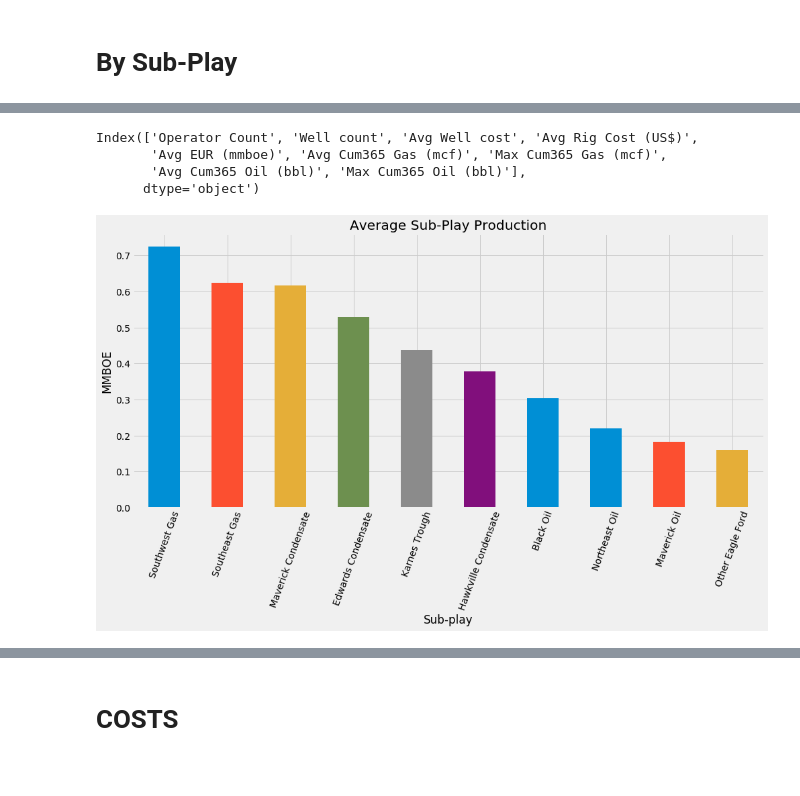
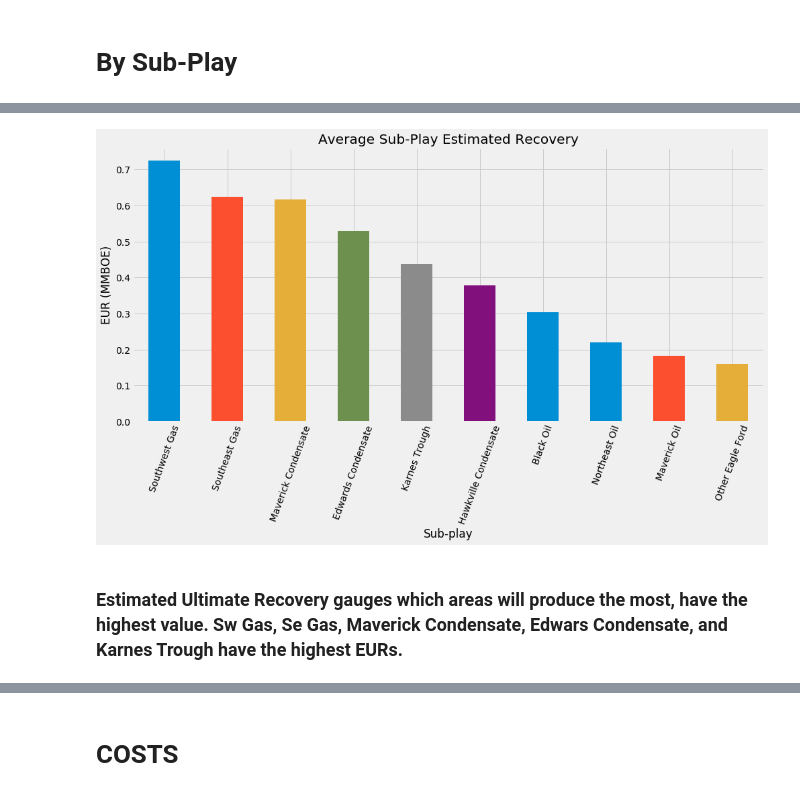
Before and after one commit to DaryaRudych/EagleFord-Oil-Project, a Jupyter notebook: Master.ipynb, the cells around one changed output, grey strips where cells are left out. Saved outputs shown, nothing was run; the diff lists cells and outputs as text; code cells hidden in the pictures.

```diff
--- a/Master.ipynb
+++ b/Master.ipynb
@@ -165,9 +266,0 @@ summary_1.columns = summary_1.columns.droplevel()
-# %%
-#Merging two dataframs into one to get an overview of Eagle Ford Play by Sub-play:
-summary_final  = pd.merge(summary, summary_1, left_index=True, right_index=True)
-summary_final.columns
-# %% [output]
-Index(['Operator Count', 'Well count', 'Avg Well cost', 'Avg Rig Cost (US$)',
-       'Avg EUR (mmboe)', 'Avg Cum365 Gas (mcf)', 'Max Cum365 Gas (mcf)',
-       'Avg Cum365 Oil (bbl)', 'Max Cum365 Oil (bbl)'],
-      dtype='object')
@@ -174,14 +270,32 @@ Index(['Operator Count', 'Well count', 'Avg Well cost', 'Avg Rig Cost (US$)',
+# %%
+# Build production data frame
+prod_df = pd.DataFrame({
+                       'Sub-play':eagleford_df['Sub-play'],
+                       'County':eagleford_df['County'],
+                       'Well Cost Total (US$)':eagleford_df['Well Cost Total (US$)'],
+                       'Cum365 Total (boe)':eagleford_df['Cum365 Total (boe)'],
+                       'EUR Total (mmboe)':eagleford_df['EUR Total (mmboe)'],
+                       'Cum365 Gas (mcf)':eagleford_df['Cum365 Gas (mcf)'],
+                       'Cum365 Oil (bbl)':eagleford_df['Cum365 Oil (bbl)'],
+                       'MD_Ft' :eagleford_df['Measured Depth (m)']/ 3.28084,
+                       'LL_Ft' :eagleford_df['Lateral Length (m)']/ 3.28084
+                       })
+# %%
+# Calculate average costs
+prod_avg = prod_df.groupby('Sub-play').mean()
 # %%
 # Plot total cost averages
 with plt.style.context('fivethirtyeight'):
-    summary_final.sort_values('Avg EUR (mmboe)', ascending = False, inplace = True)
-    summary_final['Avg EUR (mmboe)'].plot(kind='bar',figsize=(15, 7),rot=70)
+    prod_avg.sort_values('EUR Total (mmboe)', ascending = False, inplace = True)
+    prod_avg['EUR Total (mmboe)'].plot(kind='bar',figsize=(15, 7),rot=70)
 
     # Add axis labels and title
-    plt.title("Average Sub-Play Production")
-    plt.ylabel("MMBOE")
+    plt.title("Average Sub-Play Estimated Recovery")
+    plt.ylabel("EUR (MMBOE)")
 
     # Show plot
     plt.show()
 # %% [output]
-[figure, old version]
+[figure, new version]
+# %% [markdown]
+### Estimated Ultimate Recovery gauges which areas will produce the most, have the highest value. Sw Gas, Se Gas, Maverick Condensate, Edwars Condensate, and Karnes Trough have the highest EURs.
```
Also changed, not shown: parts of 69 cells of this notebook, 9 other files.
